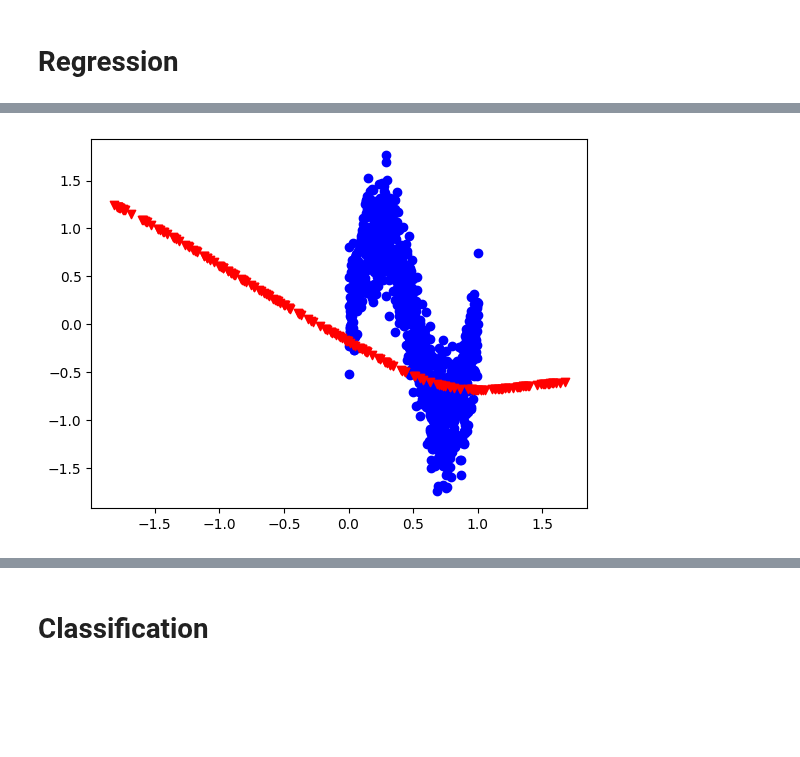
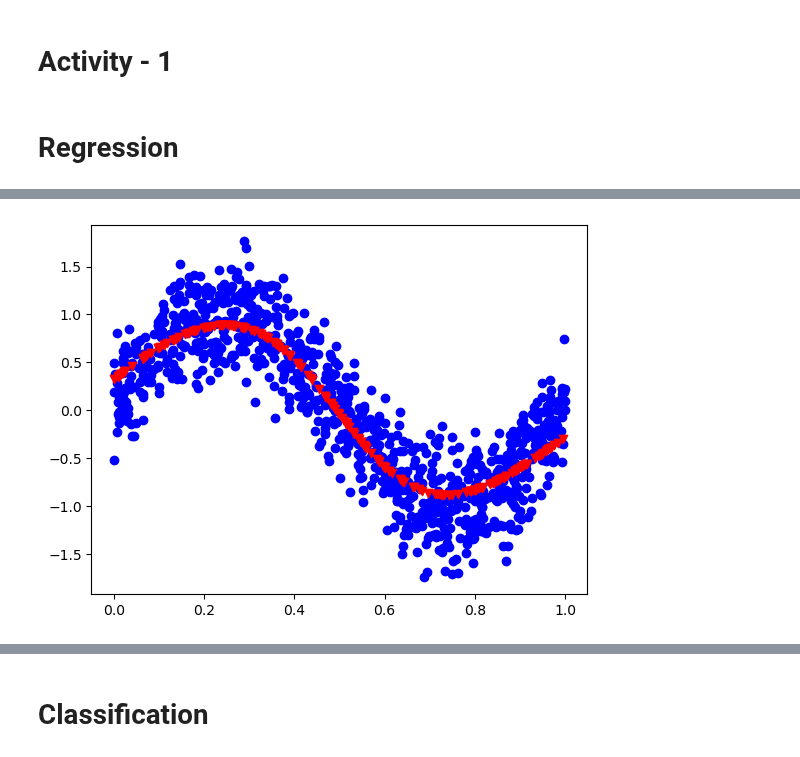
Before and after one commit to labani-01/PHY657, a Jupyter notebook: Module_5/ Module-5.ipynb, the cells around one changed output, grey strips where cells are left out. Saved outputs shown, nothing was run; the diff lists cells and outputs as text; code cells hidden in the pictures; blank space fills up the shorter version.

Commit message:
Finished everything in Module-5

```diff
--- a/Module_5/ Module-5.ipynb
+++ b/Module_5/ Module-5.ipynb
@@ -1,3 +1,5 @@
+# %% [markdown]
+# Activity - 1
 # %%
 import numpy as np
 import matplotlib.pyplot as plt
@@ -10,7 +12,7 @@ data_x = {} #create dictionaries
 data_y = {}
 
 for N in (10, 100, 1000):
-    hf = h5py.File(f'/Users/labaniroy/Desktop/PHY_657_DATA_ANALYSIS/PHY657/Module_3/data_N{N}.h5', 'r')
+    hf = h5py.File(f'/Users/antarapaul/Desktop/PHY657_new/PHY657/Module_3/data_N{N}.h5', 'r')
     data_x[N] = hf['x'][()]
     data_y[N] = hf['y'][()]
 
@@ -176,15 +178,6 @@ if __name__ == "__main__":
     plt.scatter(X,y,marker='o',color='blue')
     # Split the dataset into train and test sets
     X_train, X_test, y_train, y_test = train_test_split(X, y, test_size=0.2, random_state=42)
-    #X_train = (input_data_size, m) m is number of x_m vectors. for sinusoidal example, m = 1 and input size = sample size.
-
-
-    # Normalize the input data
-    X_train_mean = np.mean(X_train)
-    X_train_std = np.std(X_train)
-    X_train = (X_train - X_train_mean) / X_train_std
-    X_test = (X_test - X_train_mean) / X_train_std
-
 
     # correct sizes = (sample_size, m) here m = 1
     X_train = X_train.reshape(-1, 1)
@@ -201,7 +194,7 @@ if __name__ == "__main__":
     mlp = MLP(input_size, hidden_sizes, output_size)
 
     # Training parameters
-    num_epochs = 300
+    num_epochs = 30000
     learning_rate = 0.01
 
     # Training loop
@@ -216,8 +209,8 @@ if __name__ == "__main__":
 
         # Compute and print loss
         loss = np.mean((outputs - y_train.T) ** 2)
-        if (epoch + 1) % 300 == 0:
-            print(f"Epoch {epoch+1} - Loss: {loss}")
+        # if (epoch + 1) % 300 == 0:
+        #     print(f"Epoch {epoch+1} - Loss: {loss}")
 
     # Testing
 
@@ -225,7 +218,7 @@ if __name__ == "__main__":
     test_loss = np.mean((test_outputs - y_test.T) ** 2)
 
     plt.scatter(X_test, test_outputs.T,marker='v',color='red')
-    print(f"Test Loss: {test_loss}")
+    #print(f"Test Loss: {test_loss}")
 # %% [output]
 800
 input size 1
@@ -236 +227 @@ Test Loss: 0.26067467353485524
-[figure, old version]
+[figure, new version]
```
Also changed, not shown: parts of 24 cells of this notebook.
